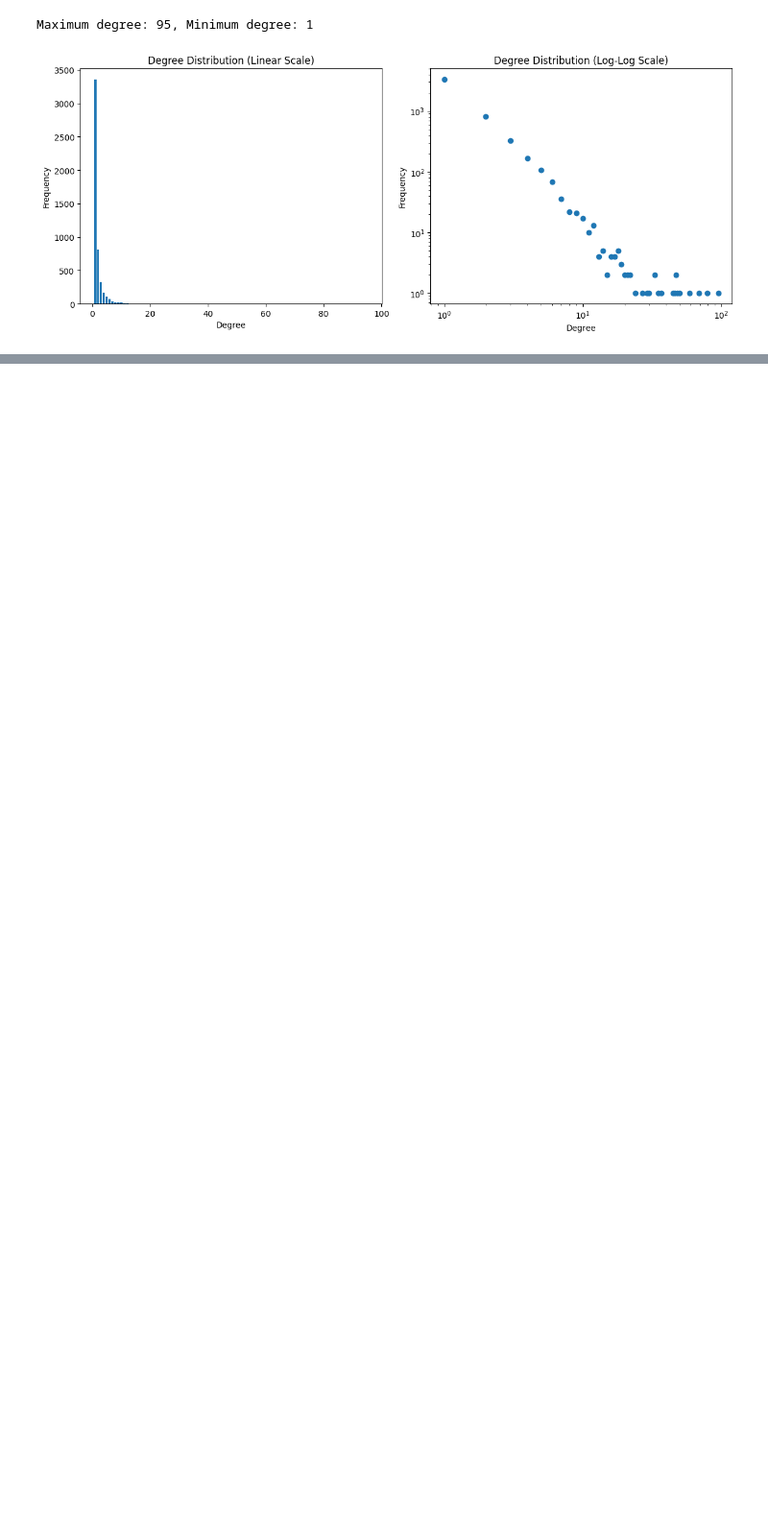
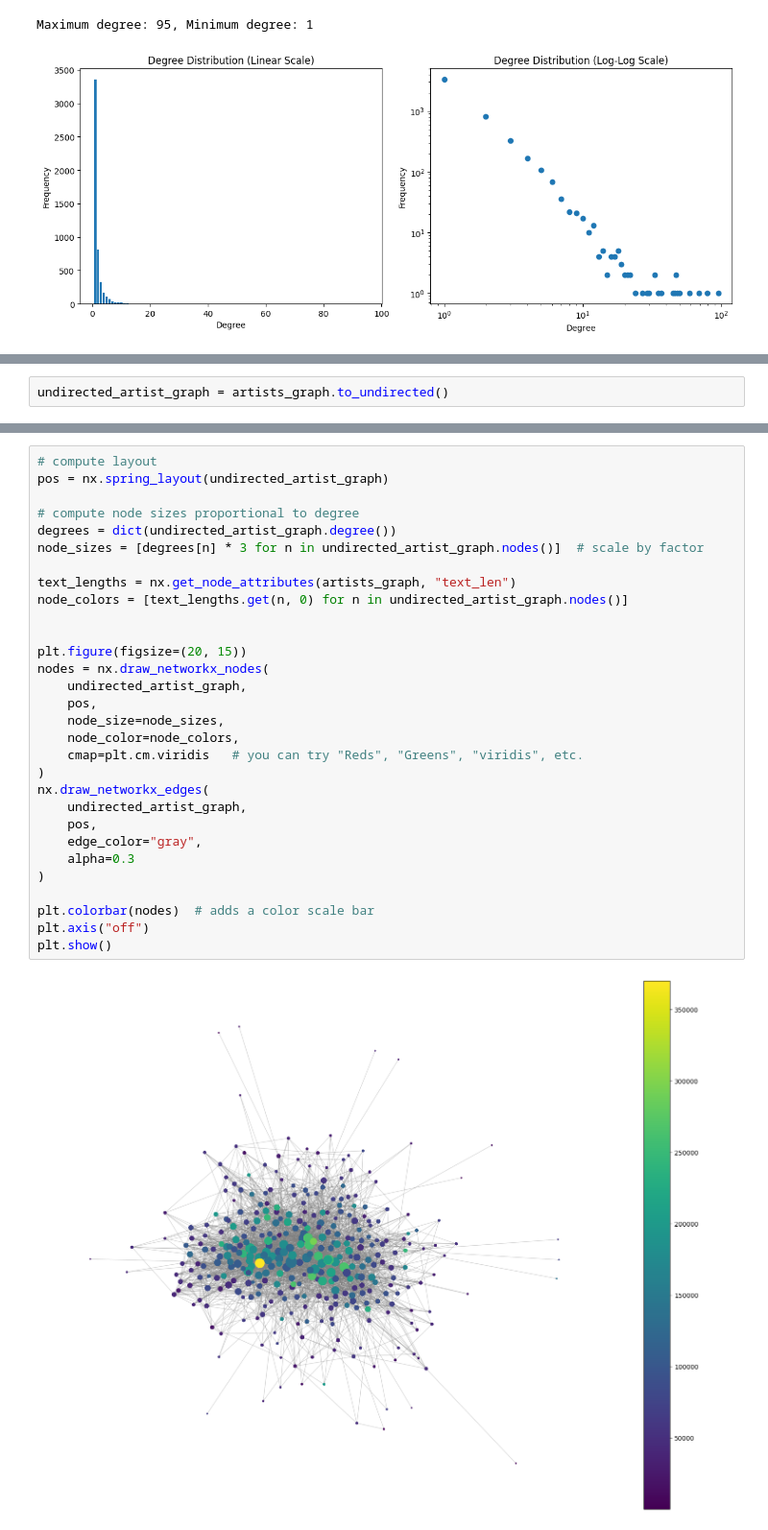
Before and after one commit to asold/sgi_a1_23, a Jupyter notebook: andrei_assignemnt1.ipynb, the cells around one changed output, grey strips where cells are left out. Shown at 96% size. Cells and saved outputs as stored; diff of their text form; blank space fills up the shorter version.

```diff
--- a/andrei_assignemnt1.ipynb
+++ b/andrei_assignemnt1.ipynb
@@ -257,0 +426,2 @@ Maximum degree: 95, Minimum degree: 1
+# %%
+undirected_artist_graph = artists_graph.to_undirected()
@@ -257,0 +434,32 @@ Maximum degree: 95, Minimum degree: 1
+# %%
+# compute layout
+pos = nx.spring_layout(undirected_artist_graph)
+
+# compute node sizes proportional to degree
+degrees = dict(undirected_artist_graph.degree())
+node_sizes = [degrees[n] * 3 for n in undirected_artist_graph.nodes()]  # scale by factor
+
+text_lengths = nx.get_node_attributes(artists_graph, "text_len")
+node_colors = [text_lengths.get(n, 0) for n in undirected_artist_graph.nodes()]
+
+
+plt.figure(figsize=(20, 15))
+nodes = nx.draw_networkx_nodes(
+    undirected_artist_graph,
+    pos,
+    node_size=node_sizes,
+    node_color=node_colors,
+    cmap=plt.cm.viridis   # you can try "Reds", "Greens", "viridis", etc.
+)
+nx.draw_networkx_edges(
+    undirected_artist_graph,
+    pos,
+    edge_color="gray",
+    alpha=0.3
+)
+
+plt.colorbar(nodes)  # adds a color scale bar
+plt.axis("off")
+plt.show()
+# %% [output]
+[figure, added]
```
Also changed, not shown: parts of 27 cells of this notebook, 1 other file.
